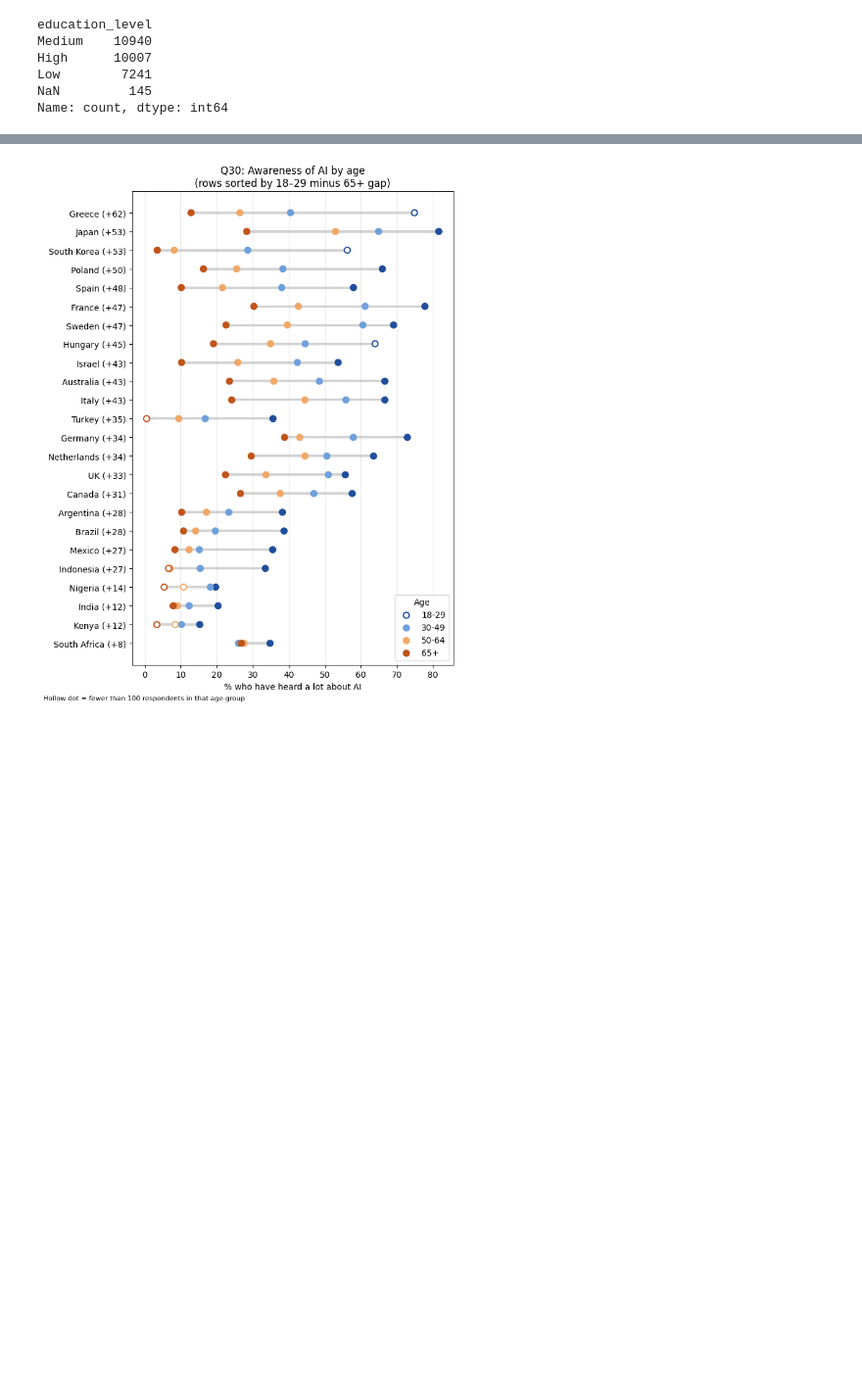
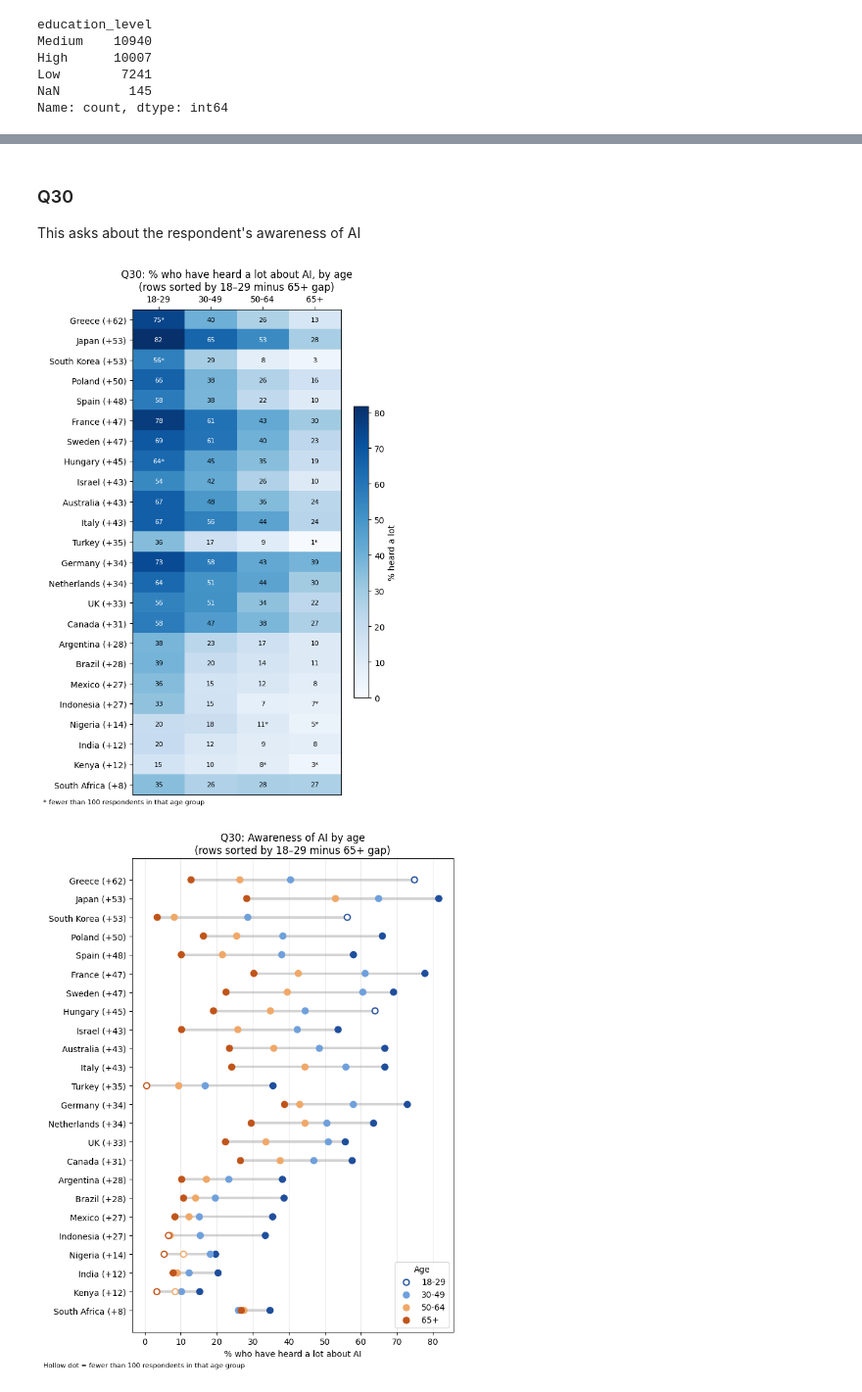
Before and after one commit to finlay-ab/vibe-check-genz-ai, a Jupyter notebook: src/solution.ipynb, the cells around one changed output, grey strips where cells are left out. Shown at 98% size. Cells and saved outputs as stored; diff of their text form; code cells hidden in the pictures; blank space fills up the shorter version.

```diff
--- a/src/solution.ipynb
+++ b/src/solution.ipynb
@@ -428,3 +428,11 @@ High      10007
 Low        7241
 NaN         145
 Name: count, dtype: int64
+# %%
+import pyreadstat
+
+sav_path = "../data/Pew Research Center Global Attitudes Spring 2025 Dataset.sav"
+_, meta = pyreadstat.read_sav(sav_path, metadataonly=True)
+
+country_names = {int(k): v for k, v in meta.variable_value_labels["country"].items()}
+clean_df["country_name"] = clean_df["country"].map(country_names)
@@ -431,3 +449,56 @@ Name: count, dtype: int64
+# %% [markdown]
+### Q30
+This asks about the respondent's awareness of AI
+# %%
+import matplotlib.pyplot as plt
+
+def band_pct(question, answer, drop_dk=False, weighted=True):
+    """Weighted % giving `answer`, per country and age band, with standard error."""
+    d = clean_df.dropna(subset=[question, "age_range", "weight"])
+    if drop_dk:
+        d = d[~d[question].isin([8, 9])]
+    d = d.assign(hit=(d[question] == answer).astype(float))
+
+    def summarise(g):
+        w = g["weight"] if weighted else pd.Series(1.0, index=g.index)
+        p = np.average(g["hit"], weights=w)
+        n_eff = w.sum() ** 2 / (w ** 2).sum()          # effective sample size after weighting
+        return pd.Series({"pct": 100 * p,
+                          "se": 100 * np.sqrt(p * (1 - p) / n_eff),
+                          "n": len(g)})
+    return d.groupby(["country_name", "age_range"]).apply(summarise).reset_index()
+
+bands = ["18-29", "30-49", "50-64", "65+"]
+
+q30_all = band_pct("ai_heard", 1)                      # 1 = "a lot" (check with meta)
+pct = q30_all.pivot(index="country_name", columns="age_range", values="pct")[bands]
+n   = q30_all.pivot(index="country_name", columns="age_range", values="n")[bands]
+
+gap_ = (pct["18-29"] - pct["65+"]).sort_values(ascending=False)
+pct, n = pct.loc[gap_.index], n.loc[gap_.index]
+
+fig, ax = plt.subplots(figsize=(6, 9))
+im = ax.imshow(pct, cmap="Blues", aspect="auto", vmin=0, vmax=pct.values.max())
+
+for i in range(len(pct)):
+    for j, b in enumerate(bands):
+        val = pct.iloc[i, j]
+        star = "*" if n.iloc[i, j] < 100 else ""
+        ax.text(j, i, f"{val:.0f}{star}", ha="center", va="center", fontsize=8,
+                color="white" if val > pct.values.max() * 0.6 else "black")
+
+ax.set_xticks(range(len(bands)))
+ax.set_xticklabels(bands)
+ax.xaxis.tick_top()
+ax.set_yticks(range(len(pct)))
+ax.set_yticklabels([f"{c} ({g:+.0f})" for c, g in gap_.items()])
+ax.set_title("Q30: % who have heard a lot about AI, by age\n(rows sorted by 18–29 minus 65+ gap)")
+fig.colorbar(im, ax=ax, label="% heard a lot", shrink=0.6)
+fig.text(0.01, 0.00, "* fewer than 100 respondents in that age group", fontsize=8)
+plt.tight_layout()
+#fig.savefig("q30_heatmap.png", dpi=200)
+# %% [output]
+[figure, added]
 # %%
 # dumbbell plot
 
```
Also changed, not shown: parts of 2 cells of this notebook, 1 other file.
